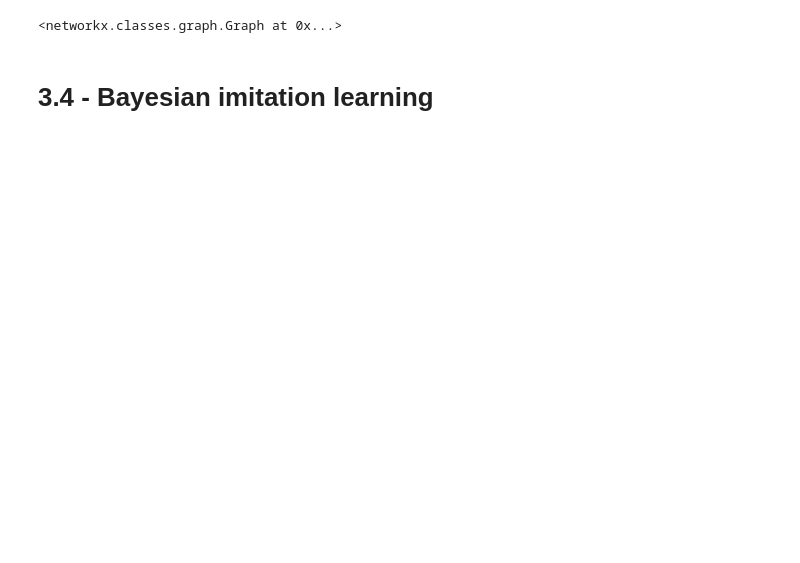
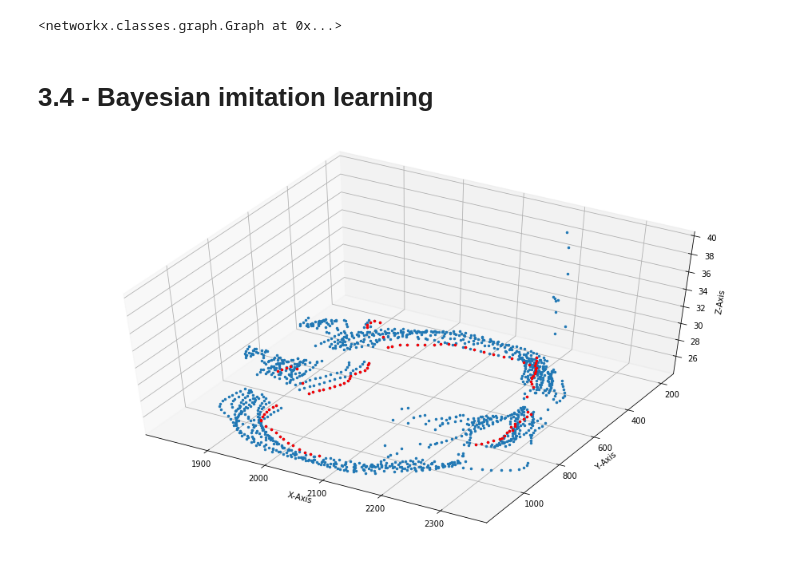
Before and after one commit to LeKono/gameAI, a Jupyter notebook: Presentation.ipynb, the cells around one changed output. Saved outputs shown, nothing was run; the diff lists cells and outputs as text; code cells hidden in the pictures; blank space fills up the shorter version.

```diff
--- a/Presentation.ipynb
+++ b/Presentation.ipynb
@@ -66,4 +66,9 @@ s2.train(t_max=5000)
 <networkx.classes.graph.Graph at 0x...>
 # %% [markdown]
 # 3.4 - Bayesian imitation learning
+# %%
+t_small = s.bayesian_imitation(creation_steps=100)
+s.plot_all(overlap=t_small)
+# %% [output]
+[figure, added]
 # %%
```
Also changed, not shown: parts of 6 cells of this notebook, 1 other file.
